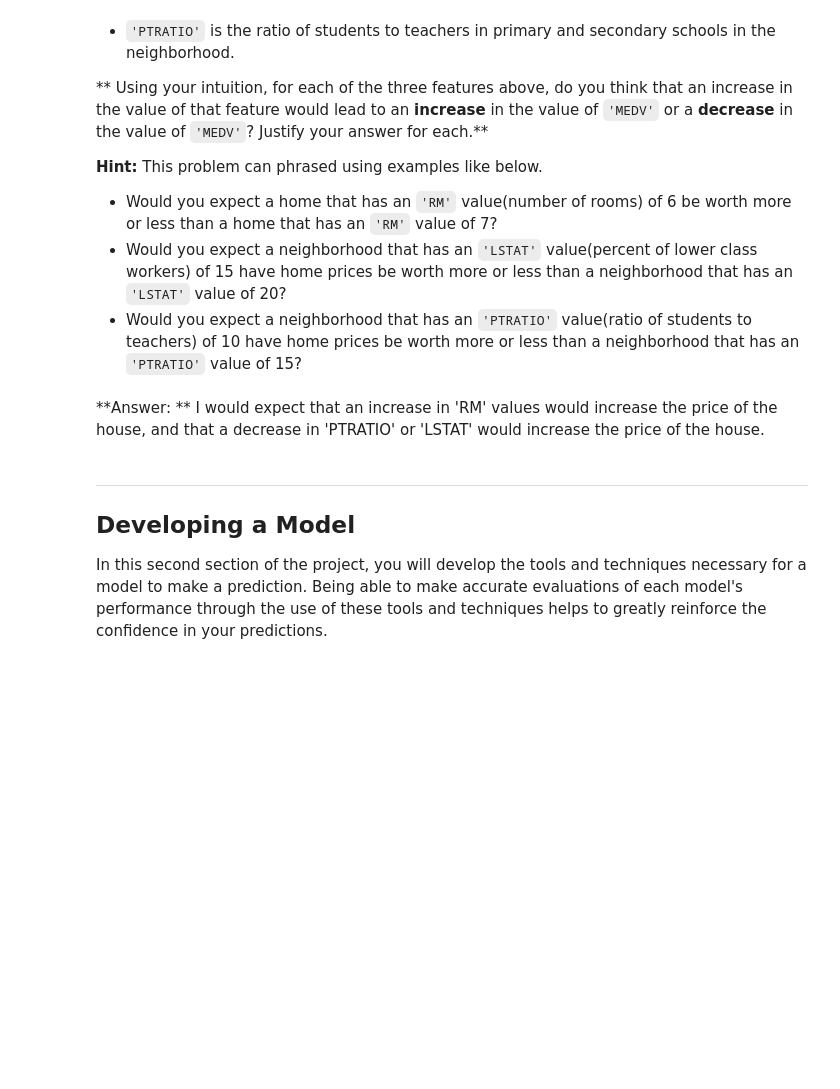
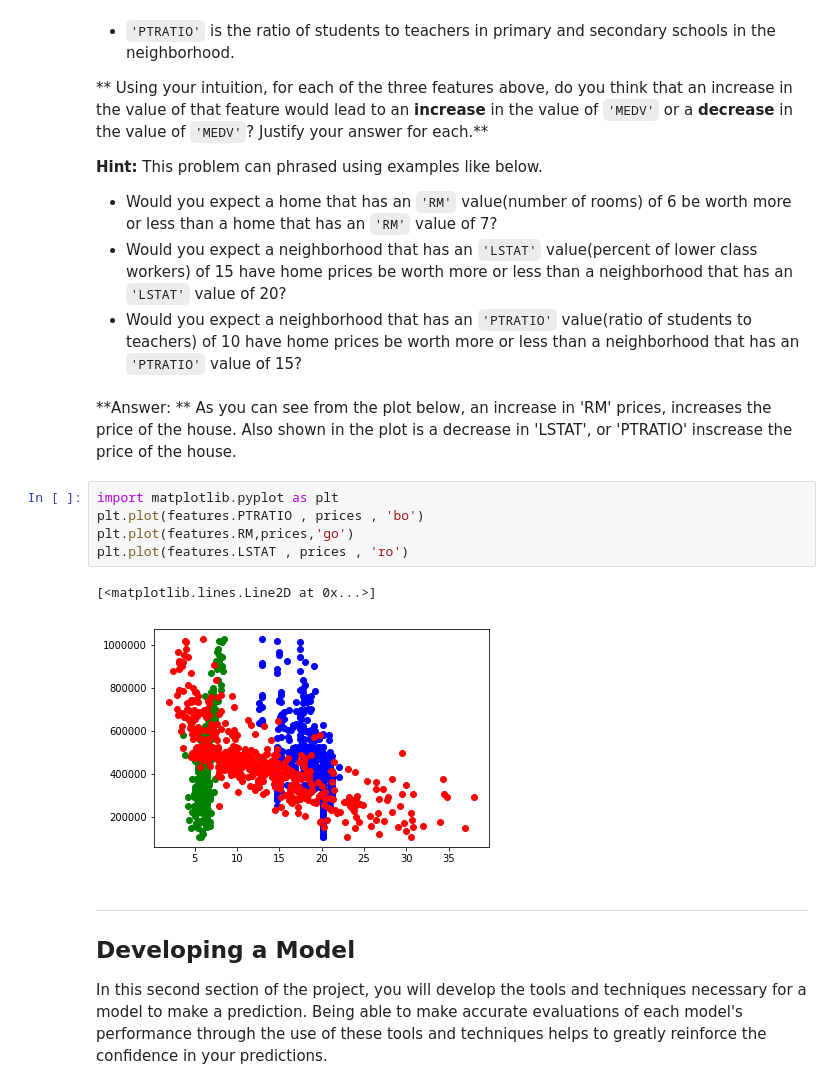
Before and after one commit to GrantSchoffelen/boston_housing_udacity, a Jupyter notebook: boston_housing.ipynb, the cells around one changed output. Cells and saved outputs as stored; diff of their text form; blank space fills up the shorter version.

```diff
--- a/boston_housing.ipynb
+++ b/boston_housing.ipynb
@@ -99,7 +99,15 @@ As a reminder, we are using three features from the Boston housing dataset: `'RM
 * Would you expect a neighborhood that has an `'PTRATIO'` value(ratio of students to teachers) of 10 have home prices be worth more or less than a neighborhood that has an `'PTRATIO'` value of 15?
 # %% [markdown]
 **Answer: **
-I would expect that an increase in 'RM' values would increase the price of the house, and that a decrease in 'PTRATIO' or 'LSTAT' would increase the price of the house.
+As you can see from the plot below, an increase in 'RM' prices, increases the price of the house. Also shown in the plot is a decrease in 'LSTAT', or 'PTRATIO' inscrease the price of the house.
+# %%
+import matplotlib.pyplot as plt
+plt.plot(features.PTRATIO , prices , 'bo')
+plt.plot(features.RM,prices,'go')
+plt.plot(features.LSTAT , prices , 'ro')
+# %% [output]
+[<matplotlib.lines.Line2D at 0x...>]
+[figure, added]
 # %% [markdown]
 ----
 
```
Also changed, not shown: parts of 11 cells of this notebook, 1 other file.
